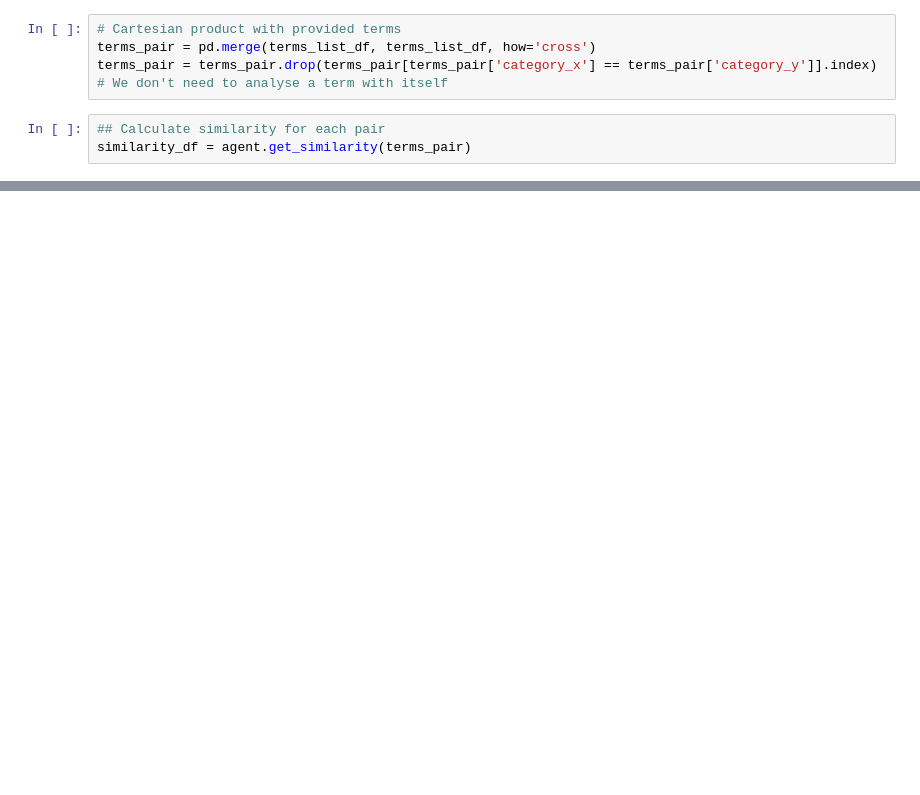
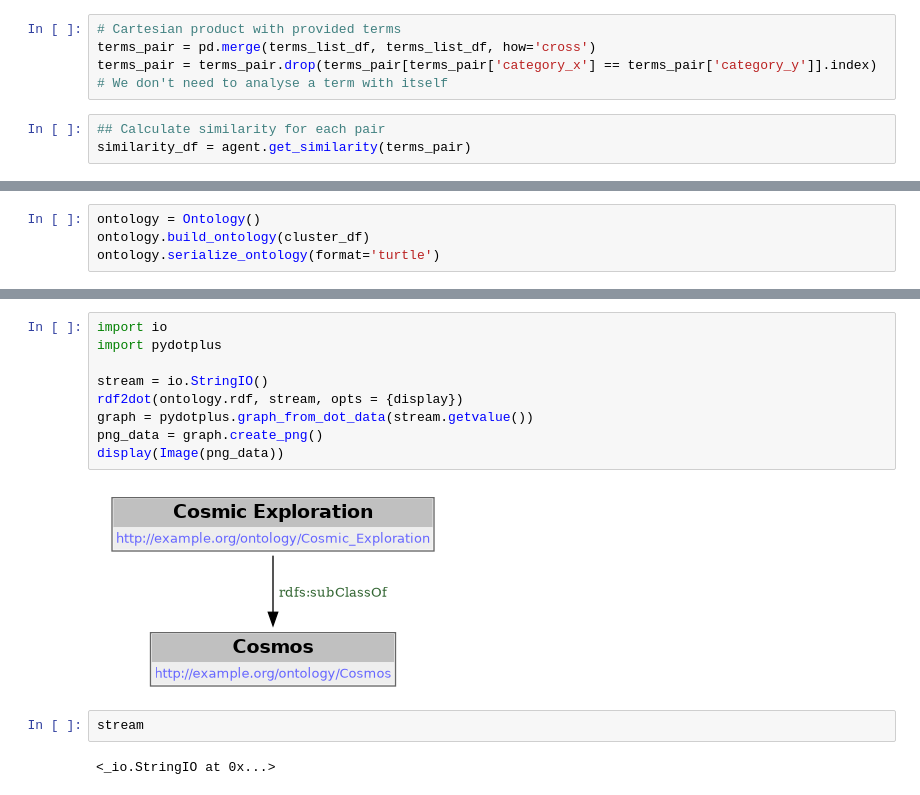
Before and after one commit to pmags/thesis-llml-onthology, a Jupyter notebook: notebooks/naive_approach.ipynb, the cells around one changed output, grey strips where cells are left out. Saved outputs shown, nothing was run; the diff lists cells and outputs as text; blank space fills up the shorter version.

```diff
--- a/notebooks/naive_approach.ipynb
+++ b/notebooks/naive_approach.ipynb
@@ -243,0 +226,4 @@ cluster_df
+# %%
+ontology = Ontology()
+ontology.build_ontology(cluster_df)
+ontology.serialize_ontology(format='turtle')
@@ -243,0 +239,15 @@ cluster_df
+# %%
+import io
+import pydotplus
+
+stream = io.StringIO()
+rdf2dot(ontology.rdf, stream, opts = {display})
+graph = pydotplus.graph_from_dot_data(stream.getvalue())
+png_data = graph.create_png()
+display(Image(png_data))
+# %% [output]
+[figure, added]
+# %%
+stream
+# %% [output]
+<_io.StringIO at 0x...>
```
Also changed, not shown: parts of 16 cells of this notebook, 4 other files.
